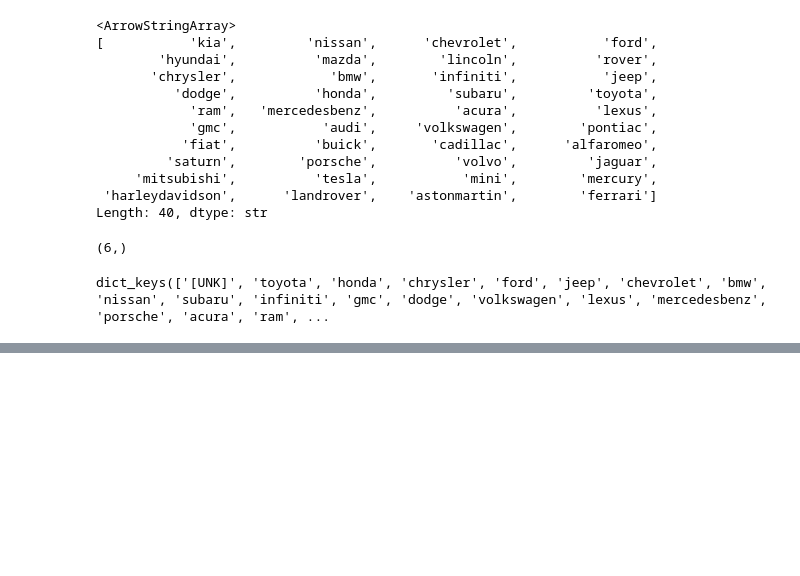
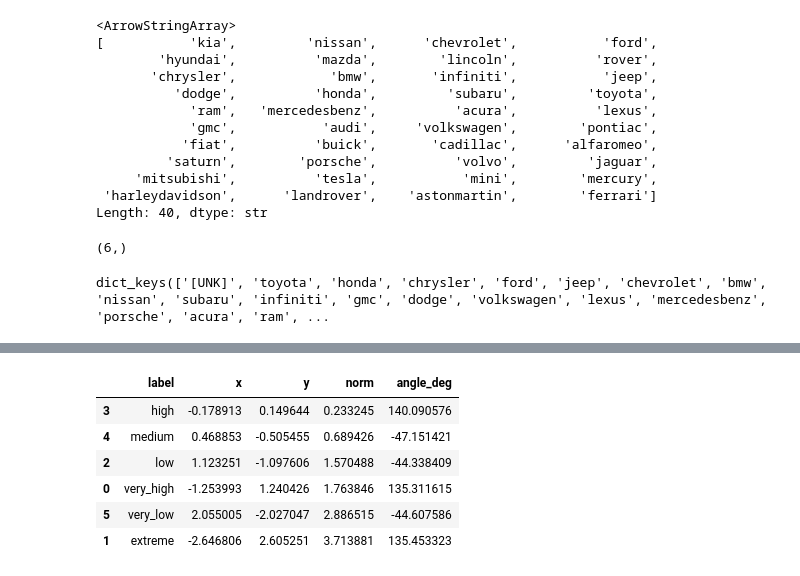
Before and after one commit to leandroohf/machine_learning_algorithms, a Jupyter notebook: intro_entity_embedding.ipynb, the cells around one changed output, grey strips where cells are left out. Drawn from its saved outputs; the diff is of its cells as text; code cells hidden in the pictures; blank space fills up the shorter version.

```diff
--- a/intro_entity_embedding.ipynb
+++ b/intro_entity_embedding.ipynb
@@ -1413,0 +1424,8 @@ df_plot = plot_embedding_2d_by_tier(
+# %%
+usage_ee = model.embedding_block.get_embedding_matrix("usage_level")
+usage_ee.keys()
+usage_ee['very_high'].shape
+
+# NOTE: expecting bioth to return True
+np.linalg.norm(usage_ee['very_low']) > np.linalg.norm(usage_ee['low']) > np.linalg.norm(usage_ee['medium']) > np.linalg.norm(usage_ee['high'])
+np.linalg.norm(usage_ee['high'])  < np.linalg.norm(usage_ee['very_high']) < np.linalg.norm(usage_ee['extreme'])
@@ -1413,0 +1515,11 @@ df_plot = plot_embedding_2d_by_tier(
+# %%
+plot_df = plot_ee_vector_space(usage_ee)
+plot_df.sort_values("norm")
+# %% [output]
+|  | label | x | y | norm | angle_deg |
+| 3 | high | -0.178913 | 0.149644 | 0.233245 | 140.090576 |
+| 4 | medium | 0.468853 | -0.505455 | 0.689426 | -47.151421 |
+| 2 | low | 1.123251 | -1.097606 | 1.570488 | -44.338409 |
+| 0 | very_high | -1.253993 | 1.240426 | 1.763846 | 135.311615 |
+| 5 | very_low | 2.055005 | -2.027047 | 2.886515 | -44.607586 |
+| 1 | extreme | -2.646806 | 2.605251 | 3.713881 | 135.453323 |
```
Also changed, not shown: parts of 13 cells of this notebook.
